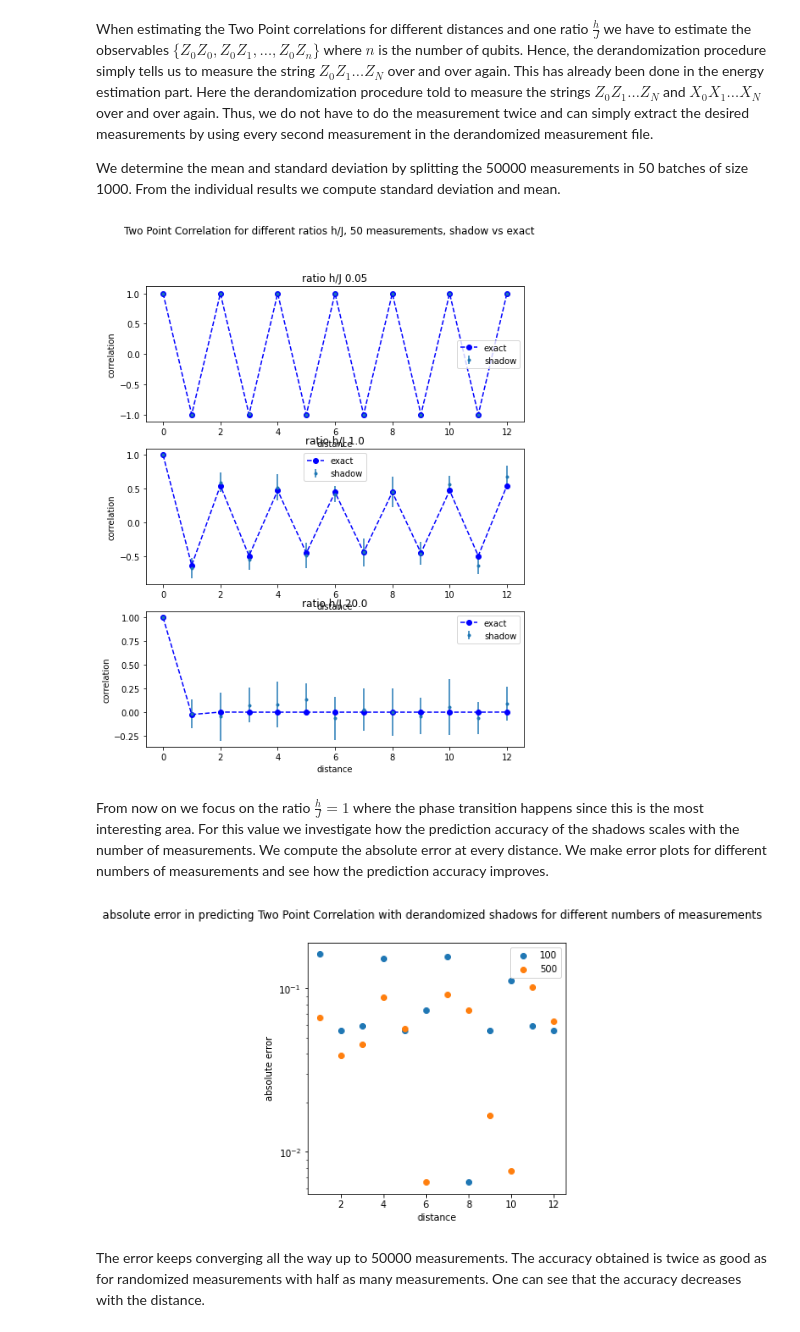
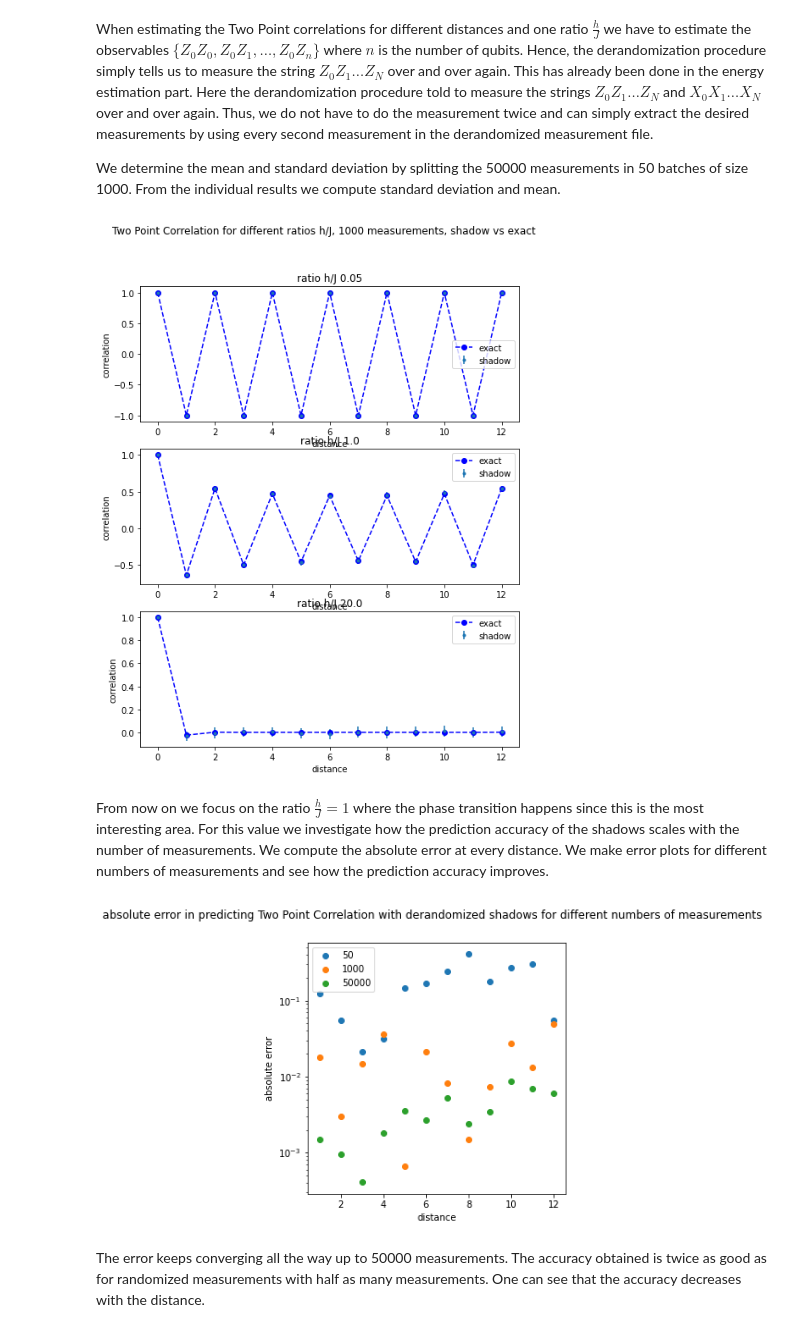
Before and after one commit to LennartBuerger/classical-shadows-for-1d-TFIM-energy-estimation, a Jupyter notebook: display_data/shadow_performance_analysis.ipynb, the cells around one changed output. Cells and saved outputs as stored; diff of their text form; code cells hidden in the pictures.

```diff
--- a/display_data/shadow_performance_analysis.ipynb
+++ b/display_data/shadow_performance_analysis.ipynb
@@ -554,8 +200,8 @@ We will only consider the randomized case at first since for this case we can ju
 random measurements we already did.
 # %%
 qubit_num = 14
-num_of_measurements = 100
-batches = 10
+num_of_measurements = 1000
+batches = 100
 some_ratios_h_j = np.array([0.05, 1.0, 20.0])
 dist = np.arange(0, qubit_num - 1, 1)
 fig, axs = plt.subplots(3,1)
@@ -566,16 +212,9 @@ for j in range(0, np.size(some_ratios_h_j)):
     correlation_shadow = np.zeros((batches, qubit_num - 1))
     correlation_brute = np.zeros(qubit_num - 1)
     for b in range(0, batches):
-        save_direc_procedure = Path('data/shadow_measurements/measurement_procedure_ratio_'+\
-                              str(some_ratios[j])+'_qubit_num_'+str(qubit_num)+'_method_randomized.npy')
-        save_direc_index = Path('data/shadow_measurements/measurement_index_ratio_'+\
-                              str(some_ratios[j])+'_qubit_num_'+str(qubit_num)+'_method_randomized.npy')
-        measurement_procedure = np.load(save_direc_procedure, allow_pickle='TRUE')
-        measurement_index = np.load(save_direc_index, allow_pickle='TRUE')
-        measurements = conversion_to_prediction_shadow_dict_shape(measurement_procedure,
-                                                                          measurement_index, qubit_num)[b*num_of_measurements:(b+1)*num_of_measurements]
+        measurement = measurement_dict[str(qubit_num)][str(some_ratios_h_j[j])]['randomized'][b * num_of_measurements:(b+1)*num_of_measurements]
         for i in range(0, qubit_num - 1):
-            correlation_shadow[b,i] = BFQuantumState(qubit_num, None).two_point_correlation_shadow(num_of_measurements, measurements, 'randomized', i, 'Z')
+            correlation_shadow[b,i] = BFQuantumState(qubit_num, None).two_point_correlation_shadow(num_of_measurements, measurement, 'randomized', i, 'Z')
             ground_state = ground_state_dict[str(1)]['periodic'][str(qubit_num)][str(some_ratios_h_j[j])]
             correlation_brute[i] = BFQuantumState(qubit_num, ground_state).two_point_correlation(i, 'Z')
     corr_shadow_mean = np.mean(correlation_shadow, axis = 0)
@@ -592,7 +231,7 @@ the prediction accuracy improves with more measurements. We focus on the case $\
 and compute the absolute error.
 # %%
 some_ratios_h_j = np.array([1.0])
-num_of_measurements = np.array([100, 1000])
+num_of_measurements = np.array([100, 5000, 100000])
 dist = np.arange(0, qubit_num - 1, 1)
 fig, axs = plt.subplots(1)
 fig.set_figheight(5)
@@ -604,15 +243,8 @@ for l in range(0, np.size(some_ratios_h_j)):
         correlation_shadow = np.zeros(qubit_num - 1)
         for i in range(0, qubit_num - 1):
             ground_state = ground_state_dict[str(1)]['periodic'][str(qubit_num)][str(some_ratios_h_j[l])]
-            save_direc_procedure = Path('data/shadow_measurements/measurement_procedure_ratio_'+\
-                              str(some_ratios_h_j[l])+'_qubit_num_'+str(qubit_num)+'_method_randomized.npy')
-            save_direc_index = Path('data/shadow_measurements/measurement_index_ratio_'+\
-                              str(some_ratios_h_j[l])+'_qubit_num_'+str(qubit_num)+'_method_randomized.npy')
-            measurement_procedure = np.load(save_direc_procedure, allow_pickle='TRUE')
-            measurement_index = np.load(save_direc_index, allow_pickle='TRUE')
-            measurements = conversion_to_prediction_shadow_dict_shape(measurement_procedure,
-                                                                          measurement_index, qubit_num)[0:num_of_measurements[j]]
-            correlation_shadow[i] = BFQuantumState(qubit_num, ground_state).two_point_correlation_shadow(num_of_measurements, measurements , 'randomized', i, 'Z')
+            measurement = measurement_dict[str(qubit_num)][str(some_ratios_h_j[l])]['randomized'][0:num_of_measurements[j]]
+            correlation_shadow[i] = BFQuantumState(qubit_num, ground_state).two_point_correlation_shadow(num_of_measurements, measurement , 'randomized', i, 'Z')
             correlation_brute[i] = BFQuantumState(qubit_num, ground_state).two_point_correlation(i, 'Z')
         errors = np.abs(correlation_brute - correlation_shadow)
         axs.scatter(dist[1:], errors[1:], label = num_of_measurements[j])
@@ -641,43 +273,36 @@ We determine the mean and standard deviation by splitting the 50000 measurements
 50 batches of size 1000. From the individual results we compute standard deviation
 and mean.
 # %%
-num_of_measurements = 50
-batches = 10
+num_of_measurements = 1000
+batches = 50
 some_ratios_h_j = np.array([0.05, 1.0, 20.0])
 dist = np.arange(0, qubit_num - 1, 1)
 fig, axs = plt.subplots(3,1)
 fig.set_figheight(10)
 fig.set_figwidth(8)
 fig.suptitle('Two Point Correlation for different ratios h/J, ' + str(num_of_measurements) + ' measurements, shadow vs exact')
 index_filter = np.arange(1, num_of_measurements, 2)
 for j in range(0, np.size(some_ratios_h_j)):
     correlation_shadow = np.zeros((batches, qubit_num - 1))
     correlation_brute = np.zeros(qubit_num - 1)
-    ground_state = ground_state_dict[str(1)]['periodic'][str(qubit_num)][str(some_ratios_h_j[j])]
-    save_direc_procedure = Path('data/shadow_measurements/measurement_procedure_ratio_'+\
-                              str(some_ratios_h_j[j])+'_qubit_num_'+str(qubit_num)+'_method_derandomized.npy')
-    save_direc_index = Path('data/shadow_measurements/measurement_index_ratio_'+\
-                              str(some_ratios_h_j[j])+'_qubit_num_'+str(qubit_num)+'_method_derandomized.npy')
-    measurement_procedure = np.load(save_direc_procedure, allow_pickle='TRUE')
-    measurement_index = np.load(save_direc_index, allow_pickle='TRUE')
     for b in range(0, batches):
         for i in range(0, qubit_num - 1):
-            measurements = conversion_to_prediction_shadow_dict_shape(measurement_procedure,
-                                                                          measurement_index, qubit_num)[b*num_of_measurements*2:(b+1)*num_of_measurements*2]
+            ground_state = ground_state_dict[str(1)]['periodic'][str(qubit_num)][str(some_ratios_h_j[j])]
+            measurement = measurement_dict[str(qubit_num)][str(some_ratios_h_j[j])]['derandomized'][b*num_of_measurements:(b+1)*num_of_measurements*2]
             measurement_filtered = []
             for l in range(0, np.size(index_filter)):
-                measurement_filtered.append(measurements[index_filter[l]])
+                measurement_filtered.append(measurement[index_filter[l]])
             correlation_shadow[b,i] = BFQuantumState(qubit_num, ground_state).two_point_correlation_shadow(num_of_measurements, measurement_filtered , 'derandomized', i, 'Z')
             correlation_brute[i] = BFQuantumState(qubit_num, ground_state).two_point_correlation(i, 'Z')
     corr_shadow_mean = np.mean(correlation_shadow, axis=0)
     corr_shadow_std = np.std(correlation_shadow, axis=0)
     axs[j].errorbar(dist, corr_shadow_mean, yerr = corr_shadow_std, label = 'shadow', fmt='.')
     axs[j].plot(dist, correlation_brute, 'bo', linestyle = 'dashed', label = 'exact')
     axs[j].legend()
     axs[j].set_title('ratio h/J ' + str(some_ratios_h_j[j]))
     axs[j].set(xlabel = 'distance', ylabel = 'correlation')
 # %% [output]
-[figure, old version]
+[figure, new version]
 # %% [markdown]
 From now on we focus on the ratio $\frac{h}{J} = 1$ where the phase transition happens
 since this is the most interesting area. For this value we investigate how the prediction
@@ -686,30 +311,23 @@ We compute the absolute error at every distance. We make error plots for differe
 numbers of measurements and see how the prediction accuracy improves.
 # %%
 some_ratios_h_j = np.array([1.0])
-num_of_measurements = np.array([100, 500])
+num_of_measurements = np.array([50, 1000, 50000])
 dist = np.arange(0, qubit_num - 1, 1)
 fig, axs = plt.subplots(1)
 fig.set_figheight(5)
 fig.set_figwidth(5)
 fig.suptitle('absolute error in predicting Two Point Correlation with derandomized shadows for different numbers of measurements')
 for l in range(0, np.size(some_ratios_h_j)):
-    save_direc_procedure = Path('data/shadow_measurements/measurement_procedure_ratio_'+\
-                              str(some_ratios_h_j[l])+'_qubit_num_'+str(qubit_num)+'_method_derandomized.npy')
-    save_direc_index = Path('data/shadow_measurements/measurement_index_ratio_'+\
-                              str(some_ratios_h_j[l])+'_qubit_num_'+str(qubit_num)+'_method_derandomized.npy')
-    measurement_procedure = np.load(save_direc_procedure, allow_pickle='TRUE')
-    measurement_index = np.load(save_direc_index, allow_pickle='TRUE')
     for j in range(0, np.size(num_of_measurements)):
         index_filter = np.arange(1, num_of_measurements[j], 2)
         correlation_brute = np.zeros(qubit_num - 1)
         correlation_shadow = np.zeros(qubit_num - 1)
         for i in range(0, qubit_num - 1):
             ground_state = ground_state_dict[str(1)]['periodic'][str(qubit_num)][str(some_ratios_h_j[l])]
-            measurements = conversion_to_prediction_shadow_dict_shape(measurement_procedure,
-                                                                          measurement_index, qubit_num)[0:num_of_measurements[j]]
+            measurement = measurement_dict[str(qubit_num)][str(some_ratios_h_j[l])]['derandomized'][0:num_of_measurements[j]*2]
             measurement_filtered = []
             for m in range(0, np.size(index_filter)):
-                measurement_filtered.append(measurements[index_filter[m]])
+                measurement_filtered.append(measurement[index_filter[m]])
             correlation_shadow[i] = BFQuantumState(qubit_num, ground_state).two_point_correlation_shadow(num_of_measurements, measurement_filtered, 'derandomized', i, 'Z')
             correlation_brute[i] = BFQuantumState(qubit_num, ground_state).two_point_correlation(i, 'Z')
         errors = np.abs(correlation_brute - correlation_shadow)
@@ -717,7 +335,7 @@ for l in range(0, np.size(some_ratios_h_j)):
     axs.legend()
     axs.set(xlabel='distance', ylabel = 'absolute error', yscale = 'log')
 # %% [output]
-[figure, old version]
+[figure, new version]
 # %% [markdown]
 The error keeps converging all the way up to 50000 measurements. The accuracy obtained
 is twice as good as for randomized measurements with half as many measurements. One can
```
Also changed, not shown: parts of 24 cells of this notebook, 15 other files.
